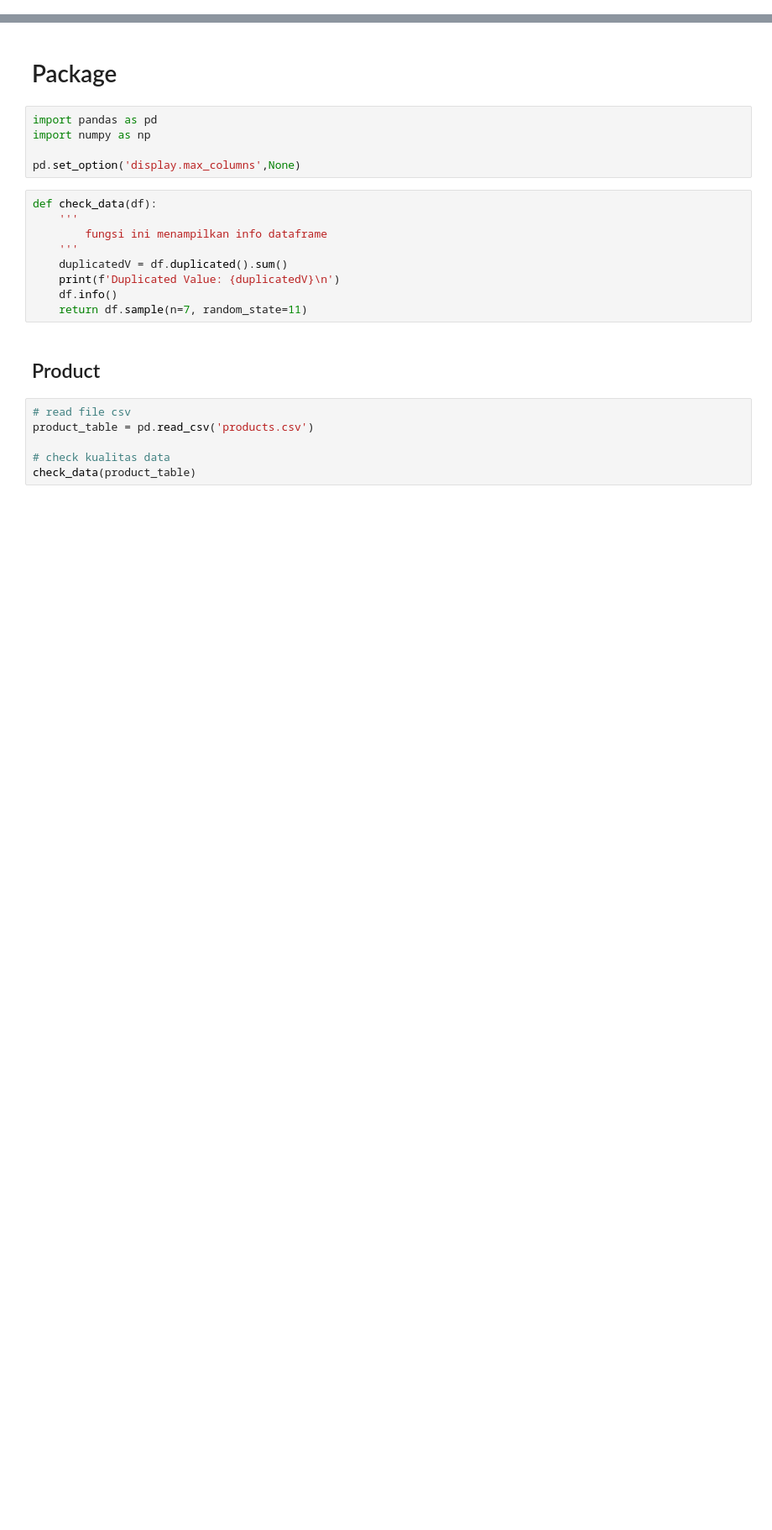
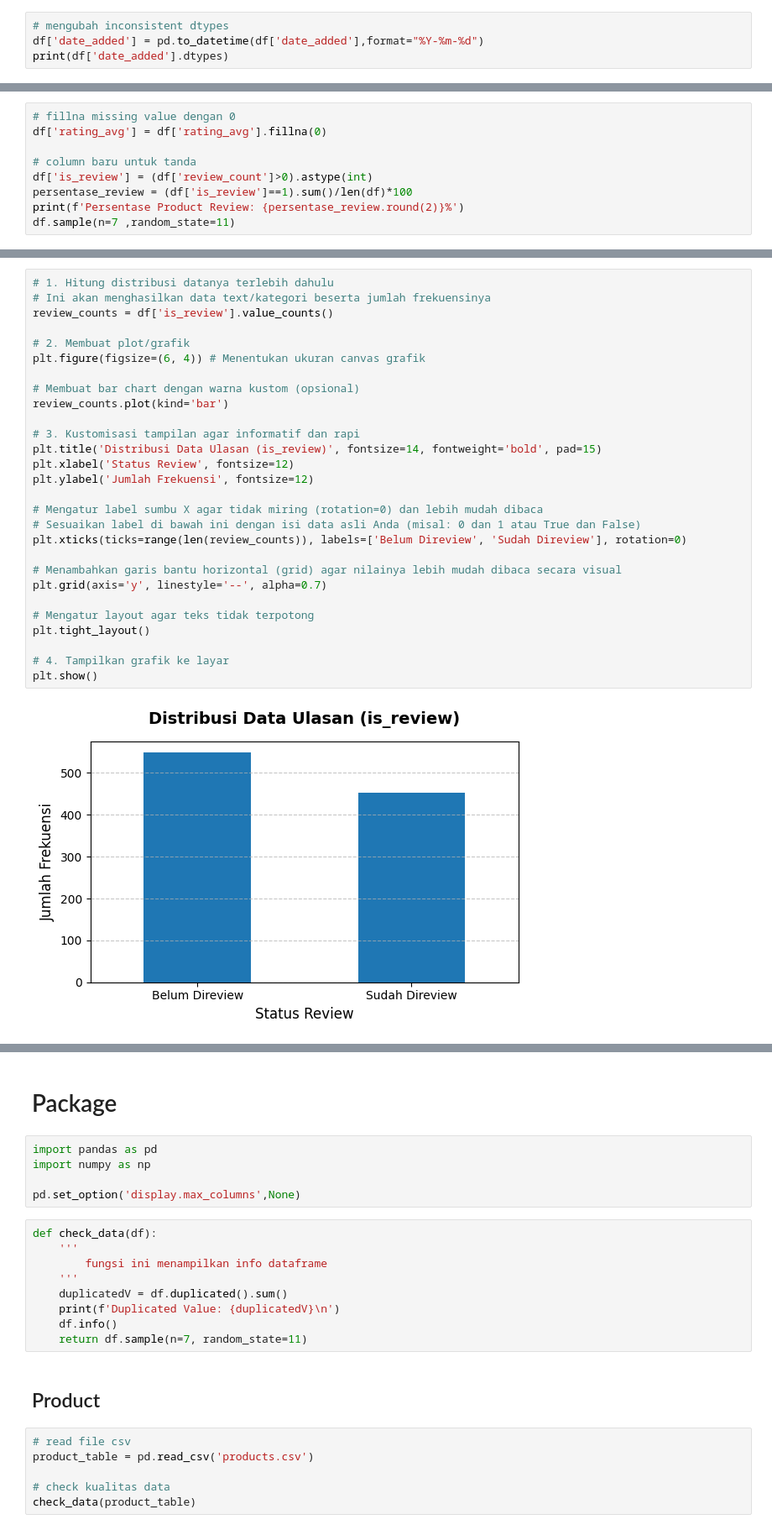
Before and after one commit to HaafizHhamda/Practice_Case, a Jupyter notebook: Notebook.ipynb, the cells around one changed output, grey strips where cells are left out. Shown at 84% size. Drawn from its saved outputs; the diff is of its cells as text; blank space fills up the shorter version.

```diff
--- a/Notebook.ipynb
+++ b/Notebook.ipynb
@@ -0,0 +89,4 @@
+# %%
+# mengubah inconsistent dtypes
+df['date_added'] = pd.to_datetime(df['date_added'],format="%Y-%m-%d")
+print(df['date_added'].dtypes)
@@ -0,0 +120,9 @@
+# %%
+# fillna missing value dengan 0
+df['rating_avg'] = df['rating_avg'].fillna(0)
+
+# column baru untuk tanda
+df['is_review'] = (df['review_count']>0).astype(int)
+persentase_review = (df['is_review']==1).sum()/len(df)*100
+print(f'Persentase Product Review: {persentase_review.round(2)}%')
+df.sample(n=7 ,random_state=11)
@@ -0,0 +150,30 @@
+# %%
+# 1. Hitung distribusi datanya terlebih dahulu
+# Ini akan menghasilkan data text/kategori beserta jumlah frekuensinya
+review_counts = df['is_review'].value_counts()
+
+# 2. Membuat plot/grafik
+plt.figure(figsize=(6, 4)) # Menentukan ukuran canvas grafik
+
+# Membuat bar chart dengan warna kustom (opsional)
+review_counts.plot(kind='bar')
+
+# 3. Kustomisasi tampilan agar informatif dan rapi
+plt.title('Distribusi Data Ulasan (is_review)', fontsize=14, fontweight='bold', pad=15)
+plt.xlabel('Status Review', fontsize=12)
+plt.ylabel('Jumlah Frekuensi', fontsize=12)
+
+# Mengatur label sumbu X agar tidak miring (rotation=0) dan lebih mudah dibaca
+# Sesuaikan label di bawah ini dengan isi data asli Anda (misal: 0 dan 1 atau True dan False)
+plt.xticks(ticks=range(len(review_counts)), labels=['Belum Direview', 'Sudah Direview'], rotation=0)
+
+# Menambahkan garis bantu horizontal (grid) agar nilainya lebih mudah dibaca secara visual
+plt.grid(axis='y', linestyle='--', alpha=0.7)
+
+# Mengatur layout agar teks tidak terpotong
+plt.tight_layout()
+
+# 4. Tampilkan grafik ke layar
+plt.show()
+# %% [output]
+[figure, added]
```
Also changed, not shown: parts of 54 cells of this notebook.
